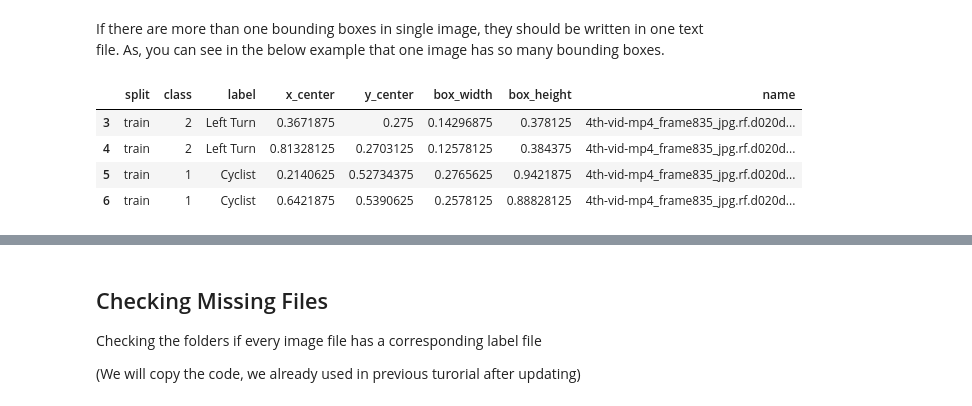
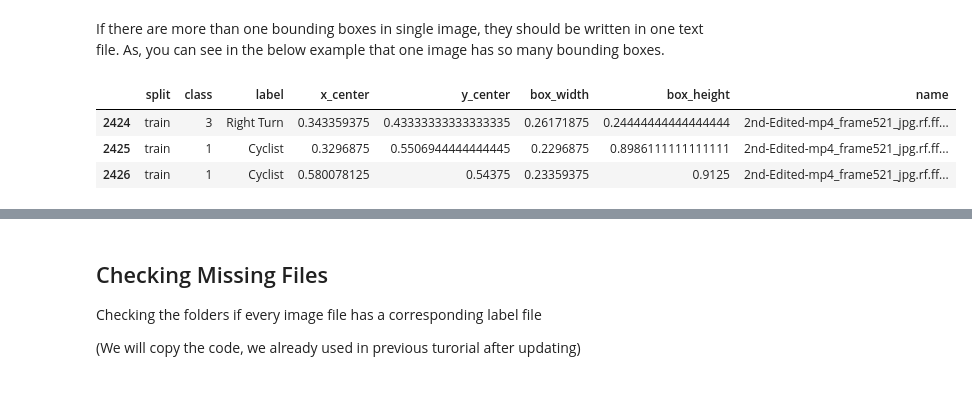
Before and after one commit to Rakko-Yumiya/Computer-Vision-Project-Overview-Cyclist, a Jupyter notebook: ComputerVisionProject_multiServerSelection.ipynb, the cells around one changed output, grey strips where cells are left out. Drawn from its saved outputs; the diff is of its cells as text; code cells hidden in the pictures.

```diff
--- a/ComputerVisionProject_multiServerSelection.ipynb
+++ b/ComputerVisionProject_multiServerSelection.ipynb
@@ -22,7 +22,7 @@ import os, sys, glob, string, platform
 STORAGE = 'auto'          # 'auto'  -> Google Drive if available, else a local folder
                           # 'drive' -> insist on Google Drive (Colab mount, or Drive for desktop)
                           # 'temp' -> temp disk (Colab: /content, fast but lost when the session ends)
-BASE_DIR_OVERRIDE = '/content/drive/My Drive/IAT360/Colab_Notebooks'  # or your own folder, e.g. r'D:\ML\Colab_Notebooks'  or  '/Users/me/Colab_Notebooks'
+BASE_DIR_OVERRIDE = 'G:/Study/Colab_Notebooks'  # or your own folder, e.g. r'D:\ML\Colab_Notebooks'  or  '/Users/me/Colab_Notebooks'
 FOLDER = 'Colab_Notebooks'
 
 # ---- 2. Detect where we are running -----------------------------------------
@@ -457,14 +483,13 @@ test_df = test_df.astype(str)
 # %% [markdown]
 If there are more than one bounding boxes in single image, they should be written in one text file. As, you can see in the below example that one image has so many bounding boxes.
 # %%
-filtered_df = train_df[train_df['name'] == train_df["name"][3]]
+filtered_df = train_df[train_df['name'] == train_df["name"][2424]]
 (filtered_df.head(10))
 # %% [output]
 |  | split | class | label | x_center | y_center | box_width | box_height | name |
-| 3 | train | 2 | Left Turn | 0.3671875 | 0.275 | 0.14296875 | 0.378125 | 4th-vid-mp4_frame835_jpg.rf.d020d... |
-| 4 | train | 2 | Left Turn | 0.81328125 | 0.2703125 | 0.12578125 | 0.384375 | 4th-vid-mp4_frame835_jpg.rf.d020d... |
-| 5 | train | 1 | Cyclist | 0.2140625 | 0.52734375 | 0.2765625 | 0.9421875 | 4th-vid-mp4_frame835_jpg.rf.d020d... |
-| 6 | train | 1 | Cyclist | 0.6421875 | 0.5390625 | 0.2578125 | 0.88828125 | 4th-vid-mp4_frame835_jpg.rf.d020d... |
+| 2424 | train | 3 | Right Turn | 0.343359375 | 0.43333333333333335 | 0.26171875 | 0.24444444444444444 | 2nd-Edited-mp4_frame521_jpg.rf.ff... |
+| 2425 | train | 1 | Cyclist | 0.3296875 | 0.5506944444444445 | 0.2296875 | 0.8986111111111111 | 2nd-Edited-mp4_frame521_jpg.rf.ff... |
+| 2426 | train | 1 | Cyclist | 0.580078125 | 0.54375 | 0.23359375 | 0.9125 | 2nd-Edited-mp4_frame521_jpg.rf.ff... |
 # %%
 #only need it if we have multiple txt per image
 def write_labels(d, out_dir):
```
Also changed, not shown: parts of 17 cells of this notebook.
